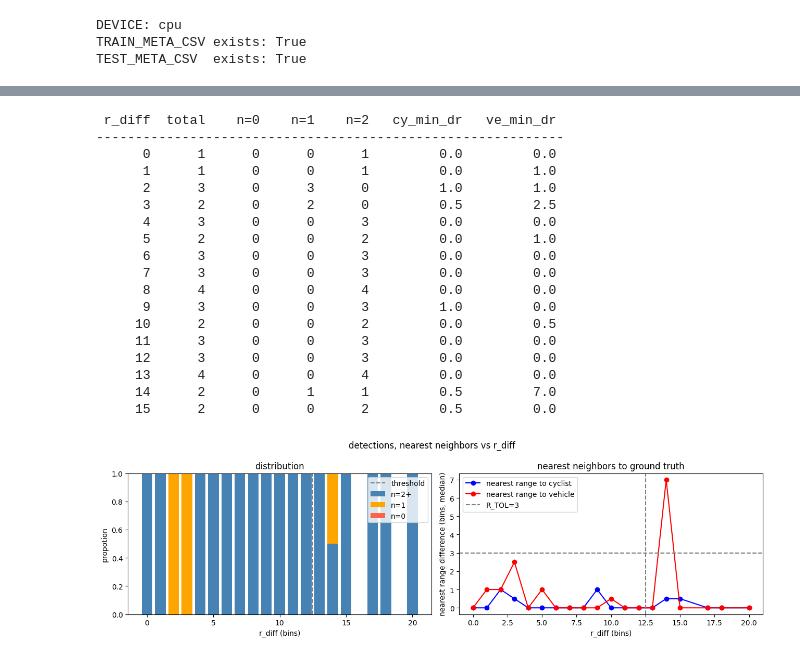
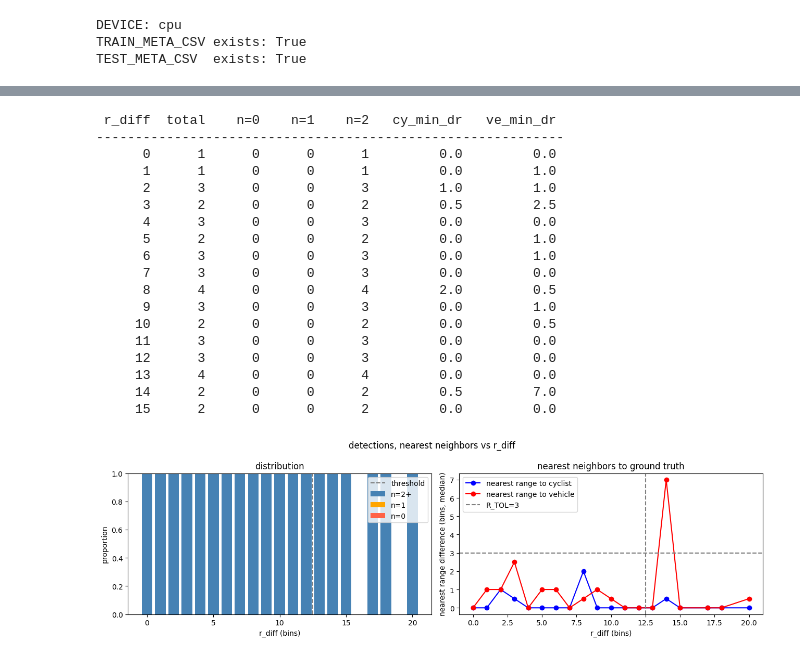
Before and after one commit to kousukeyamakubo/study, a Jupyter notebook: 400MHz変更用/check.ipynb, the cells around one changed output, grey strips where cells are left out. Cells and saved outputs as stored; diff of their text form; code cells hidden in the pictures.

```diff
--- a/400MHz変更用/check.ipynb
+++ b/400MHz変更用/check.ipynb
@@ -336,25 +352,26 @@ def compute_loss(logits, targets):
     return bce_loss_from_logits(logits, targets) + dice_loss_from_logits(logits, targets)
 
 def match_peaks_to_targets(peaks, cy_true_d, cy_true_r, ve_true_d, ve_true_r):
+    # peaks: [(ch, d, r, conf), ...]  → (d,r) は index 1,2
     import itertools
     if len(peaks) == 0:
         return (-1, -1), (-1, -1)
     if len(peaks) == 1:
-        p = peaks[0][:2]
+        p = peaks[0][1:3]  # (d, r)
         cy_dist = (p[0]-cy_true_d)**2 + (p[1]-cy_true_r)**2
         ve_dist = (p[0]-ve_true_d)**2 + (p[1]-ve_true_r)**2
         if cy_dist <= ve_dist:
             return p, (-1, -1)
         else:
             return (-1, -1), p
-    best_cy, best_ve = peaks[0][:2], peaks[1][:2]
+    best_cy, best_ve = peaks[0][1:3], peaks[1][1:3]
     best_cost = float('inf')
     for p1, p2 in itertools.permutations(peaks[:2]):
-        cost = ((p1[0]-cy_true_d)**2 + (p1[1]-cy_true_r)**2 +
-                (p2[0]-ve_true_d)**2 + (p2[1]-ve_true_r)**2)
+        cost = ((p1[1]-cy_true_d)**2 + (p1[2]-cy_true_r)**2 +
+                (p2[1]-ve_true_d)**2 + (p2[2]-ve_true_r)**2)
         if cost < best_cost:
             best_cost = cost
-            best_cy, best_ve = p1[:2], p2[:2]
+            best_cy, best_ve = p1[1:3], p2[1:3]
     return best_cy, best_ve
 
 def run_epoch(model, loader, optimizer=None, device='cpu'):
@@ -473,5 +490,5 @@ best model saved to: ./best_detector_agnostic.pt
 # %%
-best_model = RadarLightUNet(in_channels=N_FIXED, out_channels=1).to(DEVICE)
+best_model = RadarLightUNet(in_channels=N_FIXED, out_channels=N_FIXED).to(DEVICE)
 best_model.load_state_dict(torch.load(MODEL_PATH, map_location=DEVICE))
 best_model.eval()
 
@@ -589,10 +614,10 @@ def collect_predictions(meta_df):
         with torch.no_grad():
             logits = best_model(x_tensor)
         peaks = decode_peaks_from_logits(logits.cpu())
+        # peaks: [(ch, d, r, conf), ...]
 
-        # ピーク数が可変なのでデフォルト値-1で埋める
-        det1_d, det1_r, det1_conf = peaks[0] if len(peaks) > 0 else (-1, -1, 0.0)
-        det2_d, det2_r, det2_conf = peaks[1] if len(peaks) > 1 else (-1, -1, 0.0)
+        det1 = peaks[0] if len(peaks) > 0 else (-1, -1, -1, 0.0)
+        det2 = peaks[1] if len(peaks) > 1 else (-1, -1, -1, 0.0)
 
         cy_true_d = int(row['cyclist_true_d_idx'])
         cy_true_r = int(row['cyclist_true_r_idx'])
@@ -606,8 +631,8 @@ def collect_predictions(meta_df):
         rows.append({
             'sample_idx': i,
             'file': row['file'],
-            'det1_d': det1_d, 'det1_r': det1_r, 'det1_conf': det1_conf,
-            'det2_d': det2_d, 'det2_r': det2_r, 'det2_conf': det2_conf,
+            'det1_d': det1[1], 'det1_r': det1[2], 'det1_conf': det1[3],
+            'det2_d': det2[1], 'det2_r': det2[2], 'det2_conf': det2[3],
             'cy_true_d': cy_true_d, 'cy_true_r': cy_true_r,
             've_true_d': ve_true_d, 've_true_r': ve_true_r,
             'cy_d_err': cy_d - cy_true_d, 'cy_r_err': cy_r - cy_true_r,
@@ -730,14 +760,14 @@ for _, row in pred_df.iterrows():
     with torch.no_grad():
         logits = best_model(x_tensor)
     peaks = decode_peaks_from_logits(logits.cpu())
+    # peaks: [(ch, d, r, conf), ...]
 
     cy_r = int(row['cy_true_r']); cy_d = int(row['cy_true_d'])
     ve_r = int(row['ve_true_r']); ve_d = int(row['ve_true_d'])
 
-    # 各真値への最近傍 range 誤差
     if len(peaks) > 0:
-        cy_min_dr = min(abs(p[1] - cy_r) for p in peaks)
-        ve_min_dr = min(abs(p[1] - ve_r) for p in peaks)
+        cy_min_dr = min(abs(p[2] - cy_r) for p in peaks)
+        ve_min_dr = min(abs(p[2] - ve_r) for p in peaks)
     else:
         cy_min_dr = ve_min_dr = 999
 
@@ -750,7 +780,6 @@ for _, row in pred_df.iterrows():
 
 det_df = pd.DataFrame(rows)
 
-# r_diff ごとに集計 (失敗ゾーンのみ)
 print(f"{'r_diff':>7}  {'total':>5}  {'n=0':>5}  {'n=1':>5}  {'n=2':>5}  {'cy_min_dr':>10}  {'ve_min_dr':>10}")
 print("-" * 60)
 for d in sorted(det_df['r_diff'].unique()):
@@ -764,11 +793,9 @@ for d in sorted(det_df['r_diff'].unique()):
     ve_med = sub['ve_min_dr'].median()
     print(f"{d:>7}  {len(sub):>5}  {n0:>5}  {n1:>5}  {n2:>5}  {cy_med:>10.1f}  {ve_med:>10.1f}")
 
-# 可視化
 fig, axes = plt.subplots(1, 2, figsize=(13, 4))
 fig.suptitle('detections, nearest neighbors vs r_diff')
 
-# 左: 検出数の割合
 diffs = sorted(det_df['r_diff'].unique())
 diffs_plot = [d for d in diffs if d <= 20]
 n0_rate = [((det_df[det_df['r_diff']==d]['n_peaks']==0).sum()/len(det_df[det_df['r_diff']==d])) for d in diffs_plot]
@@ -776,43 +803,42 @@ n1_rate = [((det_df[det_df['r_diff']==d]['n_peaks']==1).sum()/len(det_df[det_df[
 n2_rate = [((det_df[det_df['r_diff']==d]['n_peaks']>=2).sum()/len(det_df[det_df['r_diff']==d])) for d in diffs_plot]
 axes[0].bar(diffs_plot, n2_rate, label='n=2+', color='steelblue')
 axes[0].bar(diffs_plot, n1_rate, bottom=n2_rate, label='n=1', color='orange')
 axes[0].bar(diffs_plot, n0_rate, bottom=[a+b for a,b in zip(n2_rate,n1_rate)], label='n=0', color='tomato')
 axes[0].axvline(12.5, color='gray', linestyle='--', label='threshold')
-axes[0].set_xlabel('r_diff (bins)'); axes[0].set_ylabel('propotion')
+axes[0].set_xlabel('r_diff (bins)'); axes[0].set_ylabel('proportion')
 axes[0].set_title('distribution'); axes[0].legend()
 
-# 右: 真値への最近傍距離の中央値
 cy_meds = [det_df[det_df['r_diff']==d]['cy_min_dr'].median() for d in diffs_plot]
 ve_meds = [det_df[det_df['r_diff']==d]['ve_min_dr'].median() for d in diffs_plot]
 axes[1].plot(diffs_plot, cy_meds, 'b-o', label='nearest range to cyclist')
 axes[1].plot(diffs_plot, ve_meds, 'r-o', label='nearest range to vehicle')
 axes[1].axhline(3, color='gray', linestyle='--', label='R_TOL=3')
 axes[1].axvline(12.5, color='gray', linestyle='--')
 axes[1].set_xlabel('r_diff (bins)'); axes[1].set_ylabel('nearest range difference (bins, median)')
 axes[1].set_title('nearest neighbors to ground truth'); axes[1].legend()
 
 plt.tight_layout()
 plt.show()
 # %% [output]
  r_diff  total    n=0    n=1    n=2   cy_min_dr   ve_min_dr
 ------------------------------------------------------------
       0      1      0      0      1         0.0         0.0
       1      1      0      0      1         0.0         1.0
-      2      3      0      3      0         1.0         1.0
-      3      2      0      2      0         0.5         2.5
+      2      3      0      0      3         1.0         1.0
+      3      2      0      0      2         0.5         2.5
       4      3      0      0      3         0.0         0.0
       5      2      0      0      2         0.0         1.0
-      6      3      0      0      3         0.0         0.0
+      6      3      0      0      3         0.0         1.0
       7      3      0      0      3         0.0         0.0
-      8      4      0      0      4         0.0         0.0
-      9      3      0      0      3         1.0         0.0
+      8      4      0      0      4         2.0         0.5
+      9      3      0      0      3         0.0         1.0
      10      2      0      0      2         0.0         0.5
      11      3      0      0      3         0.0         0.0
      12      3      0      0      3         0.0         0.0
      13      4      0      0      4         0.0         0.0
-     14      2      0      1      1         0.5         7.0
-     15      2      0      0      2         0.5         0.0
+     14      2      0      0      2         0.5         7.0
+     15      2      0      0      2         0.0         0.0
-[figure, old version]
+[figure, new version]
 # %%
 # hitサンプルのみで誤差を計算
 cy_hit_df = pred_df[pred_df['cy_hit'] == 1]
```
Also changed, not shown: parts of 14 cells of this notebook, 1 other file.
